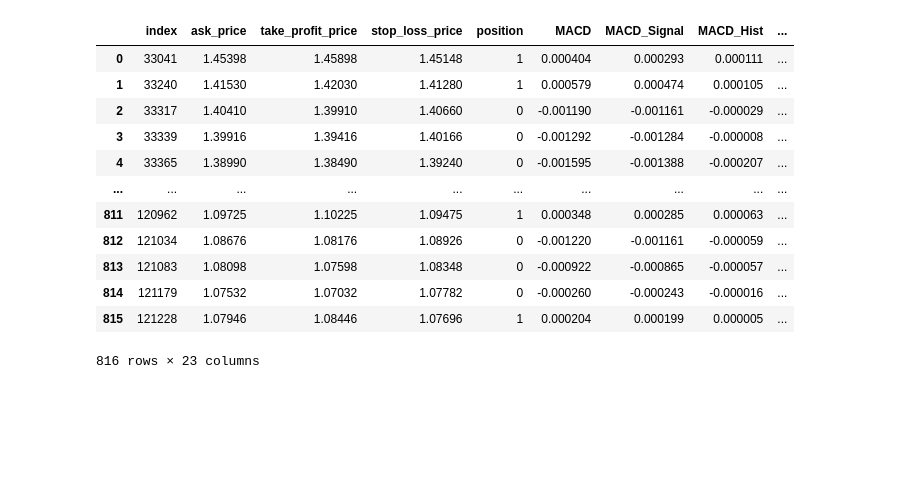
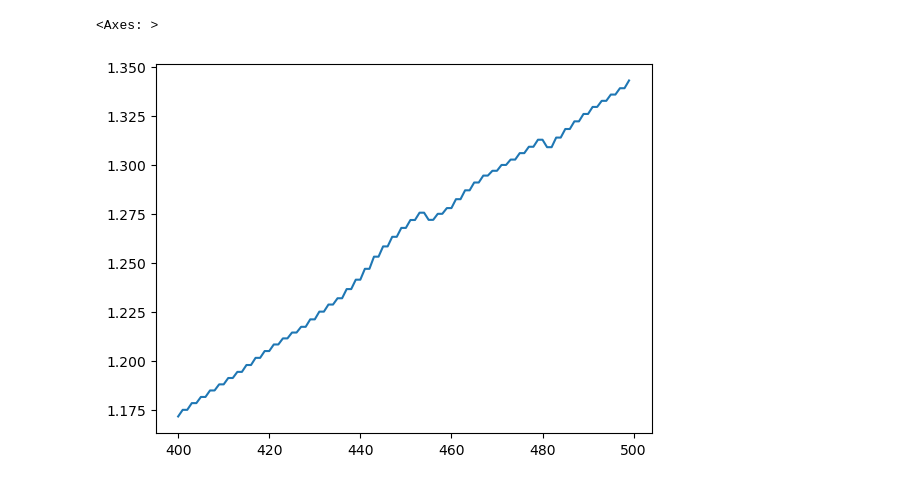
Before and after one commit to EngineerDanny/robust_algo_trader, a Jupyter notebook: cnn/test_model.ipynb, the cells around one changed output. Drawn from its saved outputs; the diff is of its cells as text; code cells hidden in the pictures; blank space fills up the shorter version.

```diff
--- a/cnn/test_model.ipynb
+++ b/cnn/test_model.ipynb
@@ -340,0 +668,14 @@ trades_df = pd.DataFrame(trades)
+# %%
+# Import libraries
+import pandas as pd
+import numpy as np
+import talib as ta
+
+# Read the ohlcv data
+df = pd.read_csv(f'/Users/newuser/Projects/robust_algo_trader/data/gen_oanda_data/EUR_USD_H1_processed_data.csv')
+df = df.rename(columns={"time": "Time"})
+df["Index"] = df.index
+y = df[["Close"]]
+offset = y.index[0]
+df["Time"] = pd.to_datetime(df["Time"])
+df
@@ -340,0 +696,16 @@ trades_df = pd.DataFrame(trades)
+# %%
+
+
+# Calculate the MACD, MACD signal and MACD histogram
+df['MACD'], df['MACD_signal'], df['MACD_hist'] = ta.MACD(df['Close'], fastperiod=12, slowperiod=26, signalperiod=9)
+
+# Calculate the 100-period EMA for trend filter
+df['EMA_100'] = ta.EMA(df['Close'], timeperiod=100)
+
+# Calculate the ATR for trailing stop loss
+df['ATR'] = ta.ATR(df['High'], df['Low'], df['Close'], timeperiod=14)
+
+# Define the entry and exit signals
+df['Buy'] = np.where((df['MACD'] > df['MACD_signal']) & (df['Close'] > df['EMA_100']), 1, 0)
+df['Sell'] = np.where((df['MACD'] < df['MACD_signal']) & (df['Close'] < df['EMA_100']), -1, 0)
+df['Signal'] = df['Buy'] + df['Sell']
@@ -341,18 +818,9 @@ trades_df = pd.DataFrame(trades)
 # %%
 # using the label column find the cumulative sum
-trades_df["cumulative_sum"] = trades_df["label"].cumsum()
-trades_df
+trades_df["cumulative_sum"] = trades_df["PnL"].cumsum()
+#plot first 100 trades
+trades_df["cumulative_sum"].iloc[400:500].plot()
+# trades_df["cumulative_sum"].plot()
 # %% [output]
-|  | index | ask_price | take_profit_price | stop_loss_price | position | MACD | MACD_Signal | MACD_Hist | ... |
-| 0 | 33041 | 1.45398 | 1.45898 | 1.45148 | 1 | 0.000404 | 0.000293 | 0.000111 | ... |
-| 1 | 33240 | 1.41530 | 1.42030 | 1.41280 | 1 | 0.000579 | 0.000474 | 0.000105 | ... |
-| 2 | 33317 | 1.40410 | 1.39910 | 1.40660 | 0 | -0.001190 | -0.001161 | -0.000029 | ... |
-| 3 | 33339 | 1.39916 | 1.39416 | 1.40166 | 0 | -0.001292 | -0.001284 | -0.000008 | ... |
-| 4 | 33365 | 1.38990 | 1.38490 | 1.39240 | 0 | -0.001595 | -0.001388 | -0.000207 | ... |
-| ... | ... | ... | ... | ... | ... | ... | ... | ... | ... |
-| 811 | 120962 | 1.09725 | 1.10225 | 1.09475 | 1 | 0.000348 | 0.000285 | 0.000063 | ... |
-| 812 | 121034 | 1.08676 | 1.08176 | 1.08926 | 0 | -0.001220 | -0.001161 | -0.000059 | ... |
-| 813 | 121083 | 1.08098 | 1.07598 | 1.08348 | 0 | -0.000922 | -0.000865 | -0.000057 | ... |
-| 814 | 121179 | 1.07532 | 1.07032 | 1.07782 | 0 | -0.000260 | -0.000243 | -0.000016 | ... |
-| 815 | 121228 | 1.07946 | 1.08446 | 1.07696 | 1 | 0.000204 | 0.000199 | 0.000005 | ... |
-816 rows × 23 columns
+<Axes: >
+[figure, added]
```
Also changed, not shown: parts of 11 cells of this notebook.
